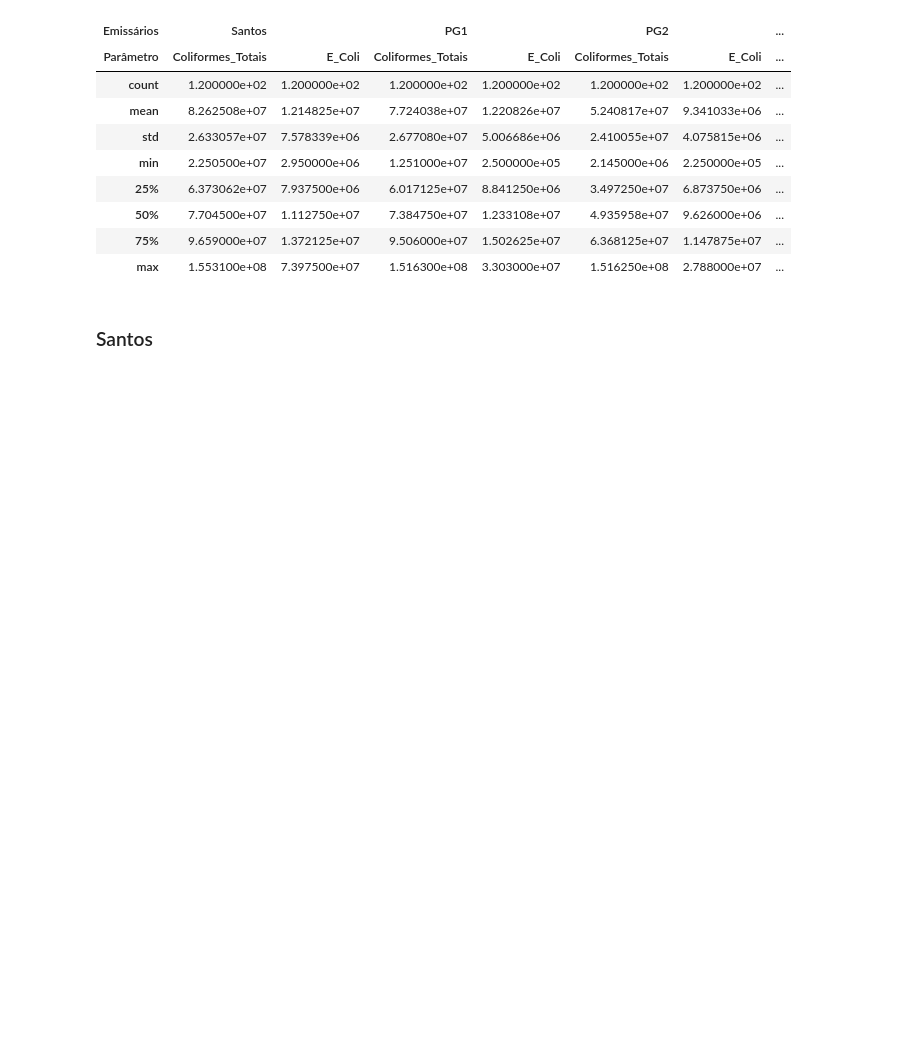
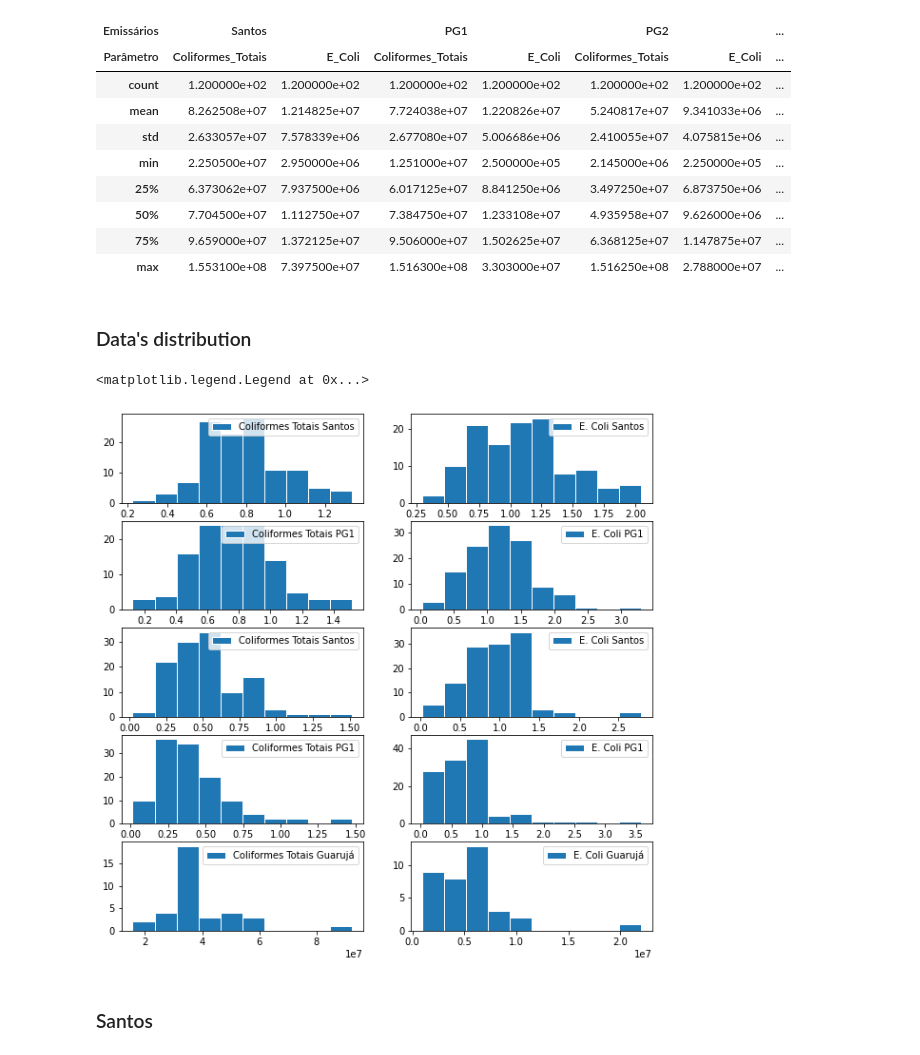
Before and after one commit to CostaNathan/doctorate, a Jupyter notebook: emissarios_dados.ipynb, the cells around one changed output. Saved outputs shown, nothing was run; the diff lists cells and outputs as text; code cells hidden in the pictures; blank space fills up the shorter version.

```diff
--- a/emissarios_dados.ipynb
+++ b/emissarios_dados.ipynb
@@ -144,6 +148,58 @@ ct_ecoli_interpolate.describe()
 | 50% | 7.704500e+07 | 1.112750e+07 | 7.384750e+07 | 1.233108e+07 | 4.935958e+07 | 9.626000e+06 | ... |
 | 75% | 9.659000e+07 | 1.372125e+07 | 9.506000e+07 | 1.502625e+07 | 6.368125e+07 | 1.147875e+07 | ... |
 | max | 1.553100e+08 | 7.397500e+07 | 1.516300e+08 | 3.303000e+07 | 1.516250e+08 | 2.788000e+07 | ... |
+# %% [markdown]
+### Data's distribution
+# %%
+#
+
+plt.figure(figsize=(10,10))
+
+
+ax1 = plt.subplot2grid((5,2), (0,0))
+ax2 = plt.subplot2grid((5,2), (0,1))
+ax3 = plt.subplot2grid((5,2), (1,0))
+ax4 = plt.subplot2grid((5,2), (1,1))
+ax5 = plt.subplot2grid((5,2), (2,0))
+ax6 = plt.subplot2grid((5,2), (2,1))
+ax7 = plt.subplot2grid((5,2), (3,0))
+ax8 = plt.subplot2grid((5,2), (3,1))
+ax9 = plt.subplot2grid((5,2), (4,0))
+ax10 = plt.subplot2grid((5,2), (4,1))
+
+
+ax1.hist(ct_ecoli_interpolate.loc[:, ('Santos', 'Coliformes_Totais')],label = 'Coliformes Totais Santos', edgecolor = 'white')
+ax1.legend()
+
+ax2.hist(ct_ecoli_interpolate.loc[:, ('Santos', 'E_Coli')], label = 'E. Coli Santos', edgecolor = 'white')
+ax2.legend()
+
+ax3.hist(ct_ecoli_interpolate.loc[:, ('PG1', 'Coliformes_Totais')], label = 'Coliformes Totais PG1', edgecolor = 'white')
+ax3.legend()
+
+ax4.hist(ct_ecoli_interpolate.loc[:, ('PG1', 'E_Coli')], label = 'E. Coli PG1', edgecolor = 'white')
+ax4.legend()
+
+ax5.hist(ct_ecoli_interpolate.loc[:, ('PG2', 'Coliformes_Totais')],label = 'Coliformes Totais Santos', edgecolor = 'white')
+ax5.legend()
+
+ax6.hist(ct_ecoli_interpolate.loc[:, ('PG2', 'E_Coli')], label = 'E. Coli Santos', edgecolor = 'white')
+ax6.legend()
+
+ax7.hist(ct_ecoli_interpolate.loc[:, ('PG3', 'Coliformes_Totais')], label = 'Coliformes Totais PG1', edgecolor = 'white')
+ax7.legend()
+
+ax8.hist(ct_ecoli_interpolate.loc[:, ('PG3', 'E_Coli')], label = 'E. Coli PG1', edgecolor = 'white')
+ax8.legend()
+
+ax9.hist(ct_ecoli_interpolate.loc[:, ('Guarujá', 'Coliformes_Totais')], label = 'Coliformes Totais Guarujá', edgecolor = 'white')
+ax9.legend()
+
+ax10.hist(ct_ecoli_interpolate.loc[:, ('Guarujá', 'E_Coli')], label = 'E. Coli Guarujá', edgecolor = 'white')
+ax10.legend()
+# %% [output]
+<matplotlib.legend.Legend at 0x...>
+[figure, added]
 # %% [markdown]
 ### Santos
 # %%
```
Also changed, not shown: parts of 26 cells of this notebook.
